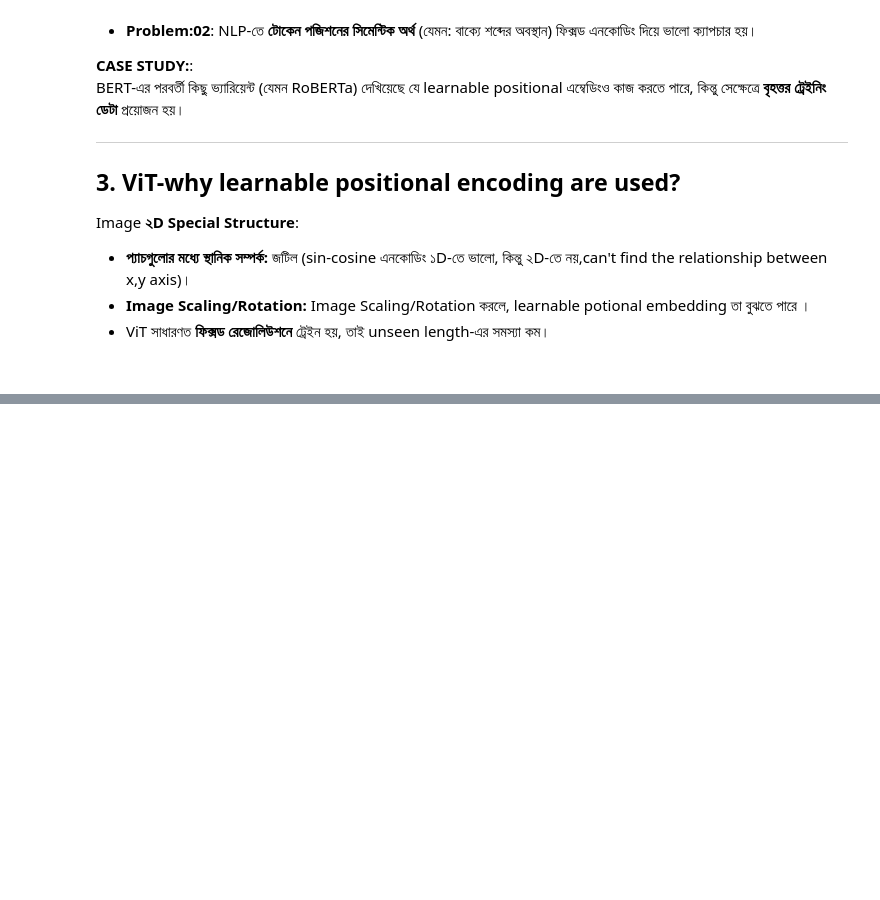
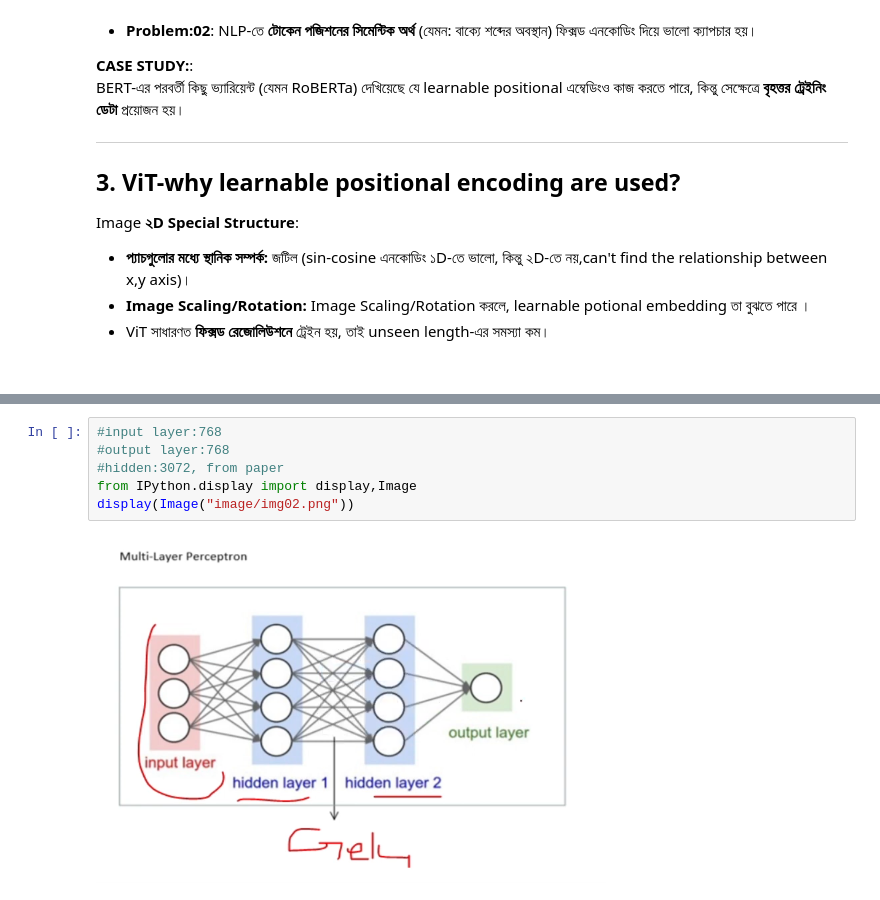
Before and after one commit to yasin-arafat-05/CodeFromScartch, a Jupyter notebook: 02_vision_transformer/vision.ipynb, the cells around one changed output, grey strips where cells are left out. Saved outputs shown, nothing was run; the diff lists cells and outputs as text; blank space fills up the shorter version.

```diff
--- a/02_vision_transformer/vision.ipynb
+++ b/02_vision_transformer/vision.ipynb
@@ -194,0 +292,8 @@ Image **২D Special Structure**:
+# %%
+#input layer:768
+#output layer:768
+#hidden:3072, from paper
+from IPython.display import display,Image
+display(Image("image/img02.png"))
+# %% [output]
+[figure, added]
```
Also changed, not shown: parts of 27 cells of this notebook, 7 other files.
